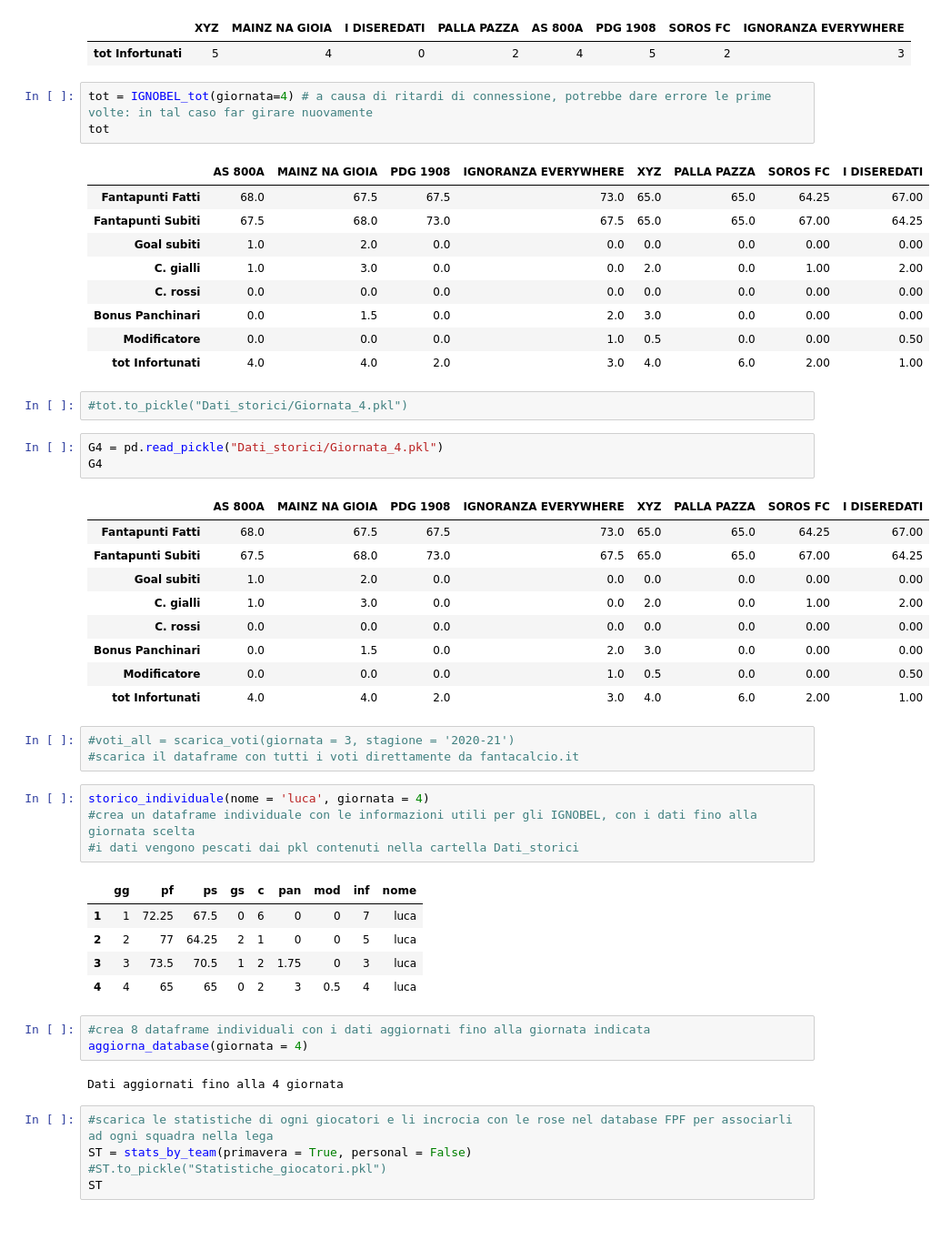
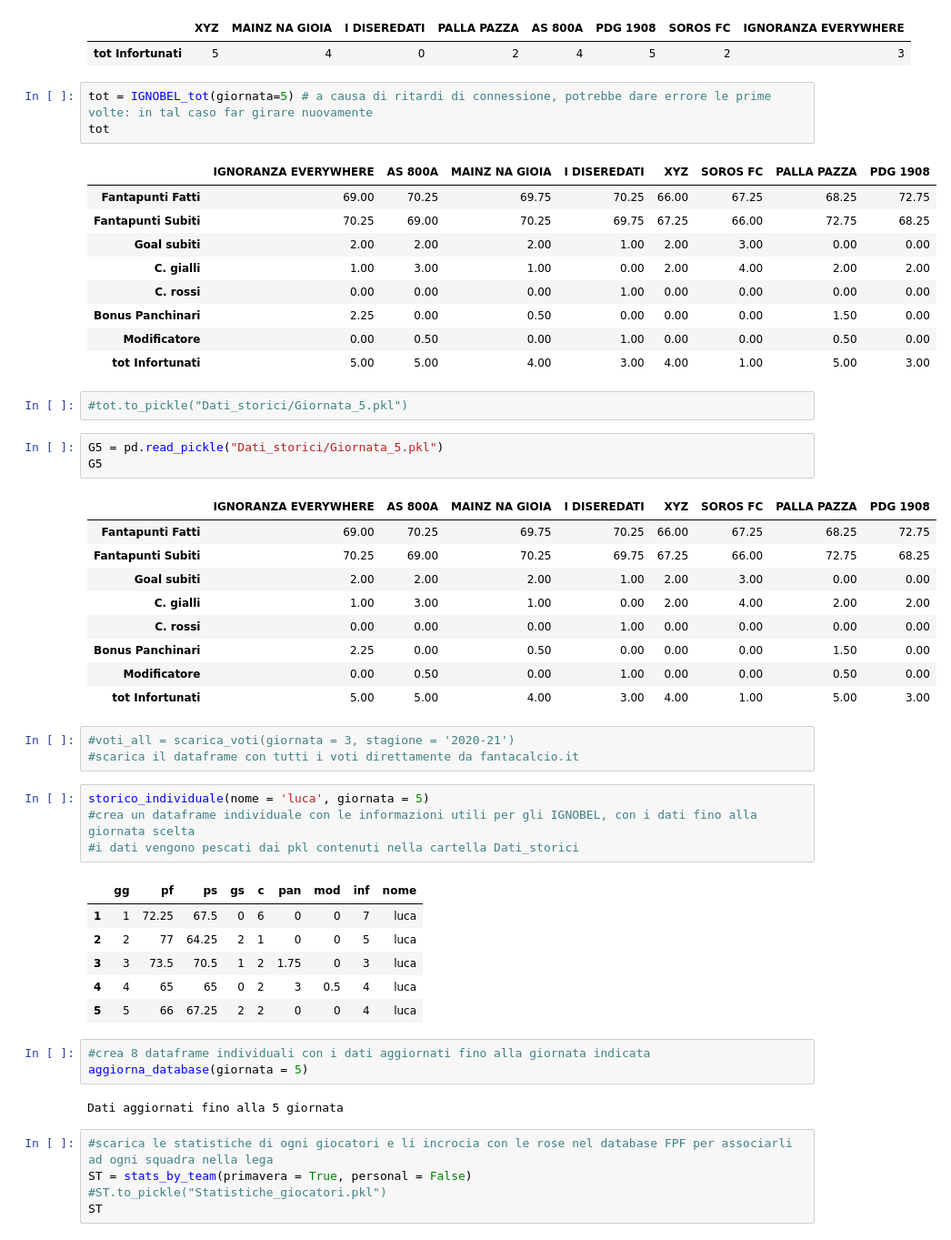
Before and after one commit to lucaagozzino/Fantapalla_simulazioni, a Jupyter notebook: IGNOBEL/IGNOBEL.ipynb, the cells around one changed output. Shown at 91% size. Saved outputs shown, nothing was run; the diff lists cells and outputs as text.

Commit message:
Updated database

```diff
--- a/IGNOBEL/IGNOBEL.ipynb
+++ b/IGNOBEL/IGNOBEL.ipynb
@@ -43,38 +43,38 @@ CI
 |  | XYZ | MAINZ NA GIOIA | I DISEREDATI | PALLA PAZZA | AS 800A | PDG 1908 | SOROS FC | IGNORANZA EVERYWHERE |
 | tot Infortunati | 5 | 4 | 0 | 2 | 4 | 5 | 2 | 3 |
 # %%
-tot = IGNOBEL_tot(giornata=4) # a causa di ritardi di connessione, potrebbe dare errore le prime volte: in tal caso far girare nuovamente
+tot = IGNOBEL_tot(giornata=5) # a causa di ritardi di connessione, potrebbe dare errore le prime volte: in tal caso far girare nuovamente
 tot
 # %% [output]
-|  | AS 800A | MAINZ NA GIOIA | PDG 1908 | IGNORANZA EVERYWHERE | XYZ | PALLA PAZZA | SOROS FC | I DISEREDATI |
-| Fantapunti Fatti | 68.0 | 67.5 | 67.5 | 73.0 | 65.0 | 65.0 | 64.25 | 67.00 |
-| Fantapunti Subiti | 67.5 | 68.0 | 73.0 | 67.5 | 65.0 | 65.0 | 67.00 | 64.25 |
-| Goal subiti | 1.0 | 2.0 | 0.0 | 0.0 | 0.0 | 0.0 | 0.00 | 0.00 |
-| C. gialli | 1.0 | 3.0 | 0.0 | 0.0 | 2.0 | 0.0 | 1.00 | 2.00 |
-| C. rossi | 0.0 | 0.0 | 0.0 | 0.0 | 0.0 | 0.0 | 0.00 | 0.00 |
-| Bonus Panchinari | 0.0 | 1.5 | 0.0 | 2.0 | 3.0 | 0.0 | 0.00 | 0.00 |
-| Modificatore | 0.0 | 0.0 | 0.0 | 1.0 | 0.5 | 0.0 | 0.00 | 0.50 |
-| tot Infortunati | 4.0 | 4.0 | 2.0 | 3.0 | 4.0 | 6.0 | 2.00 | 1.00 |
+|  | IGNORANZA EVERYWHERE | AS 800A | MAINZ NA GIOIA | I DISEREDATI | XYZ | SOROS FC | PALLA PAZZA | PDG 1908 |
+| Fantapunti Fatti | 69.00 | 70.25 | 69.75 | 70.25 | 66.00 | 67.25 | 68.25 | 72.75 |
+| Fantapunti Subiti | 70.25 | 69.00 | 70.25 | 69.75 | 67.25 | 66.00 | 72.75 | 68.25 |
+| Goal subiti | 2.00 | 2.00 | 2.00 | 1.00 | 2.00 | 3.00 | 0.00 | 0.00 |
+| C. gialli | 1.00 | 3.00 | 1.00 | 0.00 | 2.00 | 4.00 | 2.00 | 2.00 |
+| C. rossi | 0.00 | 0.00 | 0.00 | 1.00 | 0.00 | 0.00 | 0.00 | 0.00 |
+| Bonus Panchinari | 2.25 | 0.00 | 0.50 | 0.00 | 0.00 | 0.00 | 1.50 | 0.00 |
+| Modificatore | 0.00 | 0.50 | 0.00 | 1.00 | 0.00 | 0.00 | 0.50 | 0.00 |
+| tot Infortunati | 5.00 | 5.00 | 4.00 | 3.00 | 4.00 | 1.00 | 5.00 | 3.00 |
 # %%
-#tot.to_pickle("Dati_storici/Giornata_4.pkl")
+#tot.to_pickle("Dati_storici/Giornata_5.pkl")
 # %%
-G4 = pd.read_pickle("Dati_storici/Giornata_4.pkl")
-G4
+G5 = pd.read_pickle("Dati_storici/Giornata_5.pkl")
+G5
 # %% [output]
-|  | AS 800A | MAINZ NA GIOIA | PDG 1908 | IGNORANZA EVERYWHERE | XYZ | PALLA PAZZA | SOROS FC | I DISEREDATI |
-| Fantapunti Fatti | 68.0 | 67.5 | 67.5 | 73.0 | 65.0 | 65.0 | 64.25 | 67.00 |
-| Fantapunti Subiti | 67.5 | 68.0 | 73.0 | 67.5 | 65.0 | 65.0 | 67.00 | 64.25 |
-| Goal subiti | 1.0 | 2.0 | 0.0 | 0.0 | 0.0 | 0.0 | 0.00 | 0.00 |
-| C. gialli | 1.0 | 3.0 | 0.0 | 0.0 | 2.0 | 0.0 | 1.00 | 2.00 |
-| C. rossi | 0.0 | 0.0 | 0.0 | 0.0 | 0.0 | 0.0 | 0.00 | 0.00 |
-| Bonus Panchinari | 0.0 | 1.5 | 0.0 | 2.0 | 3.0 | 0.0 | 0.00 | 0.00 |
-| Modificatore | 0.0 | 0.0 | 0.0 | 1.0 | 0.5 | 0.0 | 0.00 | 0.50 |
-| tot Infortunati | 4.0 | 4.0 | 2.0 | 3.0 | 4.0 | 6.0 | 2.00 | 1.00 |
+|  | IGNORANZA EVERYWHERE | AS 800A | MAINZ NA GIOIA | I DISEREDATI | XYZ | SOROS FC | PALLA PAZZA | PDG 1908 |
+| Fantapunti Fatti | 69.00 | 70.25 | 69.75 | 70.25 | 66.00 | 67.25 | 68.25 | 72.75 |
+| Fantapunti Subiti | 70.25 | 69.00 | 70.25 | 69.75 | 67.25 | 66.00 | 72.75 | 68.25 |
+| Goal subiti | 2.00 | 2.00 | 2.00 | 1.00 | 2.00 | 3.00 | 0.00 | 0.00 |
+| C. gialli | 1.00 | 3.00 | 1.00 | 0.00 | 2.00 | 4.00 | 2.00 | 2.00 |
+| C. rossi | 0.00 | 0.00 | 0.00 | 1.00 | 0.00 | 0.00 | 0.00 | 0.00 |
+| Bonus Panchinari | 2.25 | 0.00 | 0.50 | 0.00 | 0.00 | 0.00 | 1.50 | 0.00 |
+| Modificatore | 0.00 | 0.50 | 0.00 | 1.00 | 0.00 | 0.00 | 0.50 | 0.00 |
+| tot Infortunati | 5.00 | 5.00 | 4.00 | 3.00 | 4.00 | 1.00 | 5.00 | 3.00 |
 # %%
 #voti_all = scarica_voti(giornata = 3, stagione = '2020-21')
 #scarica il dataframe con tutti i voti direttamente da fantacalcio.it
 # %%
-storico_individuale(nome = 'luca', giornata = 4)
+storico_individuale(nome = 'luca', giornata = 5)
 #crea un dataframe individuale con le informazioni utili per gli IGNOBEL, con i dati fino alla giornata scelta
 #i dati vengono pescati dai pkl contenuti nella cartella Dati_storici
 # %% [output]
@@ -83,11 +83,12 @@ storico_individuale(nome = 'luca', giornata = 4)
 | 2 | 2 | 77 | 64.25 | 2 | 1 | 0 | 0 | 5 | luca |
 | 3 | 3 | 73.5 | 70.5 | 1 | 2 | 1.75 | 0 | 3 | luca |
 | 4 | 4 | 65 | 65 | 0 | 2 | 3 | 0.5 | 4 | luca |
+| 5 | 5 | 66 | 67.25 | 2 | 2 | 0 | 0 | 4 | luca |
 # %%
 #crea 8 dataframe individuali con i dati aggiornati fino alla giornata indicata
-aggiorna_database(giornata = 4)
+aggiorna_database(giornata = 5)
 # %% [output]
-Dati aggiornati fino alla 4 giornata
+Dati aggiornati fino alla 5 giornata
 # %%
 #scarica le statistiche di ogni giocatori e li incrocia con le rose nel database FPF per associarli ad ogni squadra nella lega
 ST = stats_by_team(primavera = True, personal = False)
```
Also changed, not shown: 11 other files.
